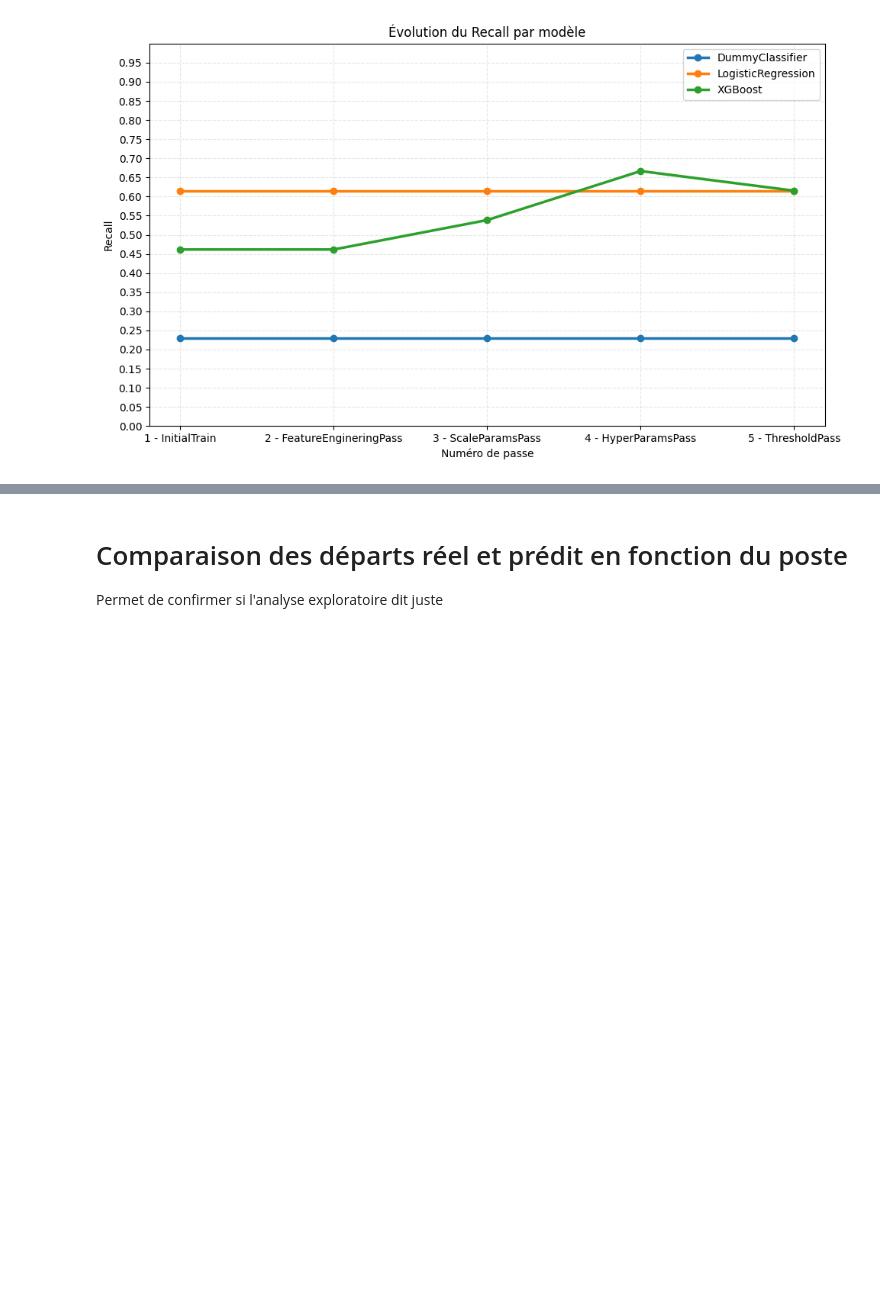
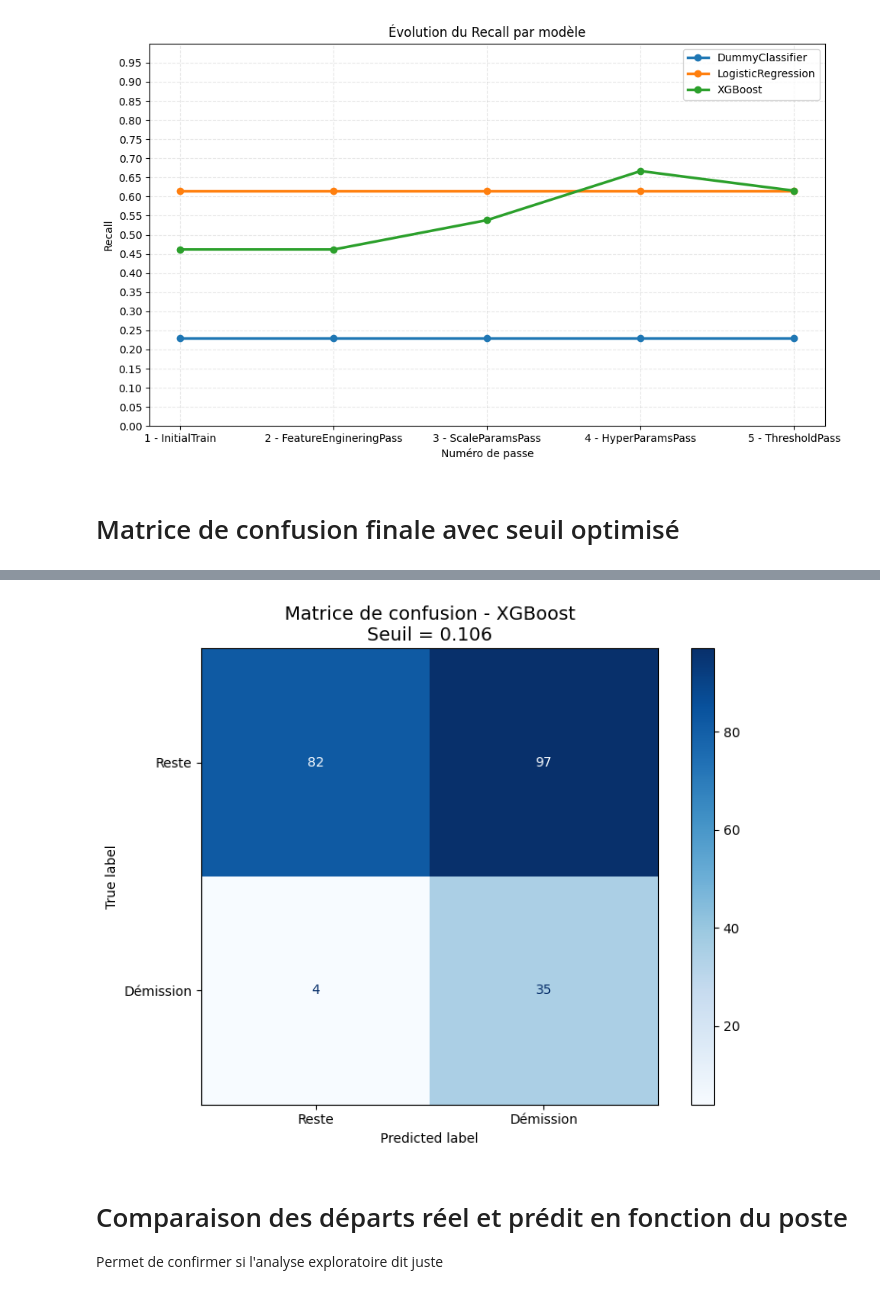
Before and after one commit to Ace4teaM/OCR-NovaTech, a Jupyter notebook: 3.modelisations.ipynb, the cells around one changed output, grey strips where cells are left out. Saved outputs shown, nothing was run; the diff lists cells and outputs as text; code cells hidden in the pictures; blank space fills up the shorter version.

Commit message:
Recalculer et corriger la matrice de confusion finale

```diff
--- a/3.modelisations.ipynb
+++ b/3.modelisations.ipynb
@@ -1597,3 +1597,75 @@ LogisticRegression
 XGBoost
 [0.46153846 0.46153846 0.53846154 0.66666667 0.61538462]
 [figure]
+# %% [markdown]
+# Matrice de confusion finale avec seuil optimisé
+# %%
+from sklearn.metrics import confusion_matrix, ConfusionMatrixDisplay
+import matplotlib.pyplot as plt
+
+def calculer_matrices_confusion(model_name, y_true, y_proba, seuil, labels=['Reste', 'Démission']):
+    """
+    Calcule et affiche les métriques détaillées de la matrice de confusion
+    """
+    y_pred = (y_proba >= seuil)
+
+    # Matrice de confusion
+    cm = confusion_matrix(y_true, y_pred)
+
+    # Métriques détaillées
+    tn, fp, fn, tp = cm.ravel()
+
+    print(f"\nMatrice de confusion - {model_name}")
+    print(f"   Seuil utilisé : {seuil:.3f}")
+    print("\n   Matrice:")
+    print(f"   ┌─────────────┬─────────────┐")
+    print(f"   │             │ Prédictions │")
+    print(f"   │             ├──────┬──────┤")
+    print(f"   │             │ Non  │ Oui  │")
+    print(f"   ├─────────────┼──────┼──────┤")
+    print(f"   │ Réel Non    │ {tn:>4} │ {fp:>4} │")
+    print(f"   │ Réel Oui    │ {fn:>4} │ {tp:>4} │")
+    print(f"   └─────────────┴──────┴──────┘")
+
+    print(f"\n   Métriques détaillées:")
+    print(f"   Vrais Négatifs (TN) : {tn}")
+    print(f"   Faux Positifs (FP)  : {fp} (erreurs de type I)")
+    print(f"   Faux Négatifs (FN)  : {fn} (erreurs de type II)")
+    print(f"   Vrais Positifs (TP) : {tp}")
+
+    print(f"\n   Indicateurs:")
+    print(f"   Précision = TP/(TP+FP) = {tp}/({tp}+{fp}) = {tp/(tp+fp):.3f}")
+    print(f"   Rappel    = TP/(TP+FN) = {tp}/({tp}+{fn}) = {tp/(tp+fn):.3f}")
+    print(f"   F1-score  = 2*P*R/(P+R) = {2*tp/(2*tp+fp+fn):.3f}")
+    print(f"   Spécificité = TN/(TN+FP) = {tn}/({tn}+{fp}) = {tn/(tn+fp):.3f}")
+
+    # Visualisation
+    fig, ax = plt.subplots(figsize=(8, 6))
+    disp = ConfusionMatrixDisplay(
+        confusion_matrix=cm,
+        display_labels=labels
+    )
+    disp.plot(ax=ax, cmap='Blues', values_format='d')
+    ax.set_title(f'Matrice de confusion - {model_name}\nSeuil = {seuil:.3f}', fontsize=14)
+    plt.tight_layout()
+    plt.show()
+
+    return {
+        'tn': tn, 'fp': fp, 'fn': fn, 'tp': tp,
+        'precision': tp/(tp+fp),
+        'recall': tp/(tp+fn),
+        'f1': 2*tp/(2*tp+fp+fn),
+        'specificity': tn/(tn+fp)
+    }
+
+# Calculer pour le meilleur modèle (XGBoost)
+result_xgb = next((x for x in passInst.results_list if x["model"] == "XGBoost"), None)
+
+if result_xgb:
+    metrics_final = calculer_matrices_confusion(
+        "XGBoost",
+        result_xgb['y'],
+        result_xgb['y_proba'],
+        seuil=BaseTrain.threshold["XGBoost"]
+    )
+# %% [output]
@@ -1600,3 +1689,4 @@ XGBoost
+[figure, added]
 # %% [markdown]
 # Comparaison des départs réel et prédit en fonction du poste
 Permet de confirmer si l'analyse exploratoire dit juste
```
Also changed, not shown: parts of 1 cell of this notebook.
